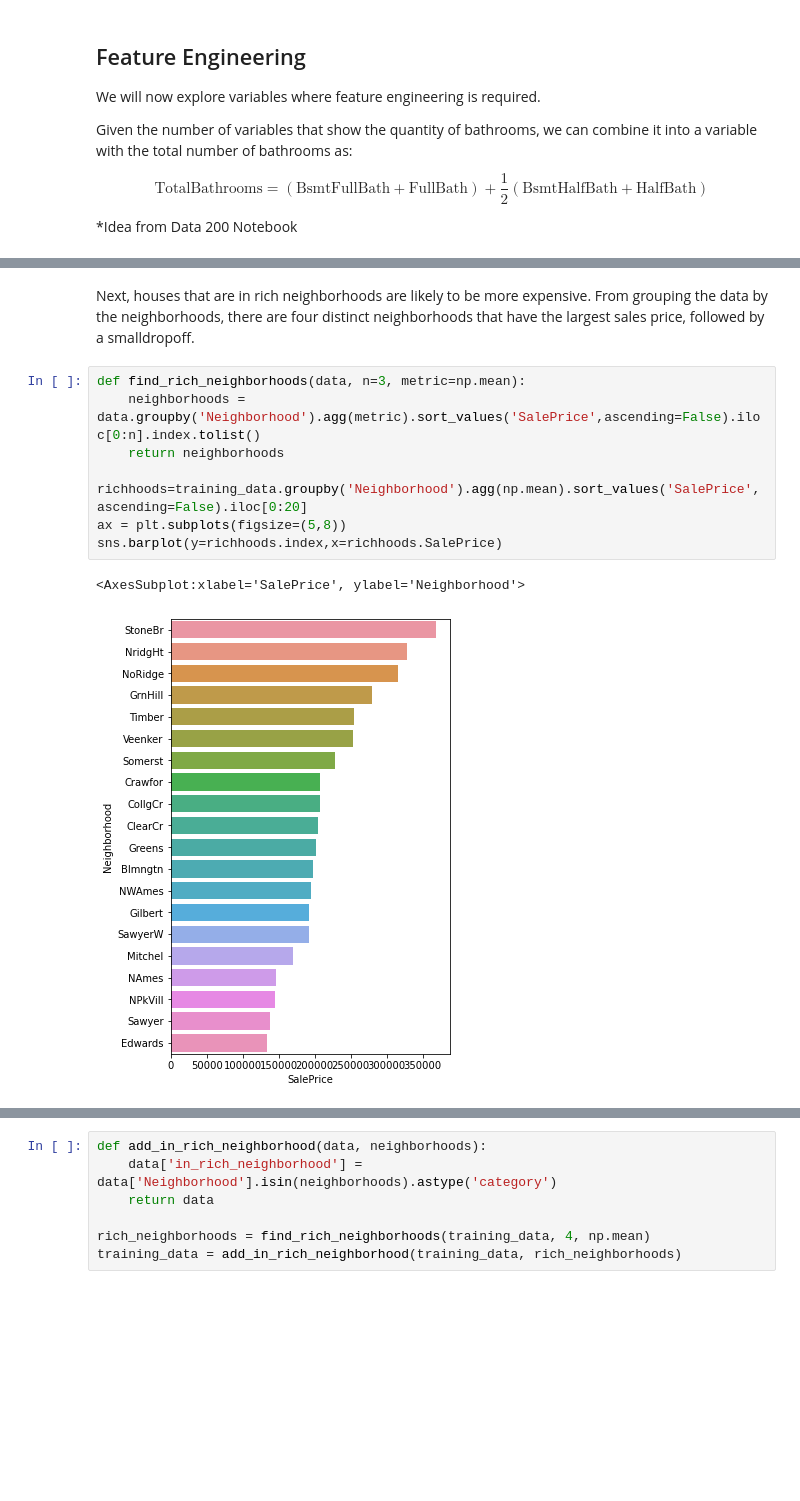
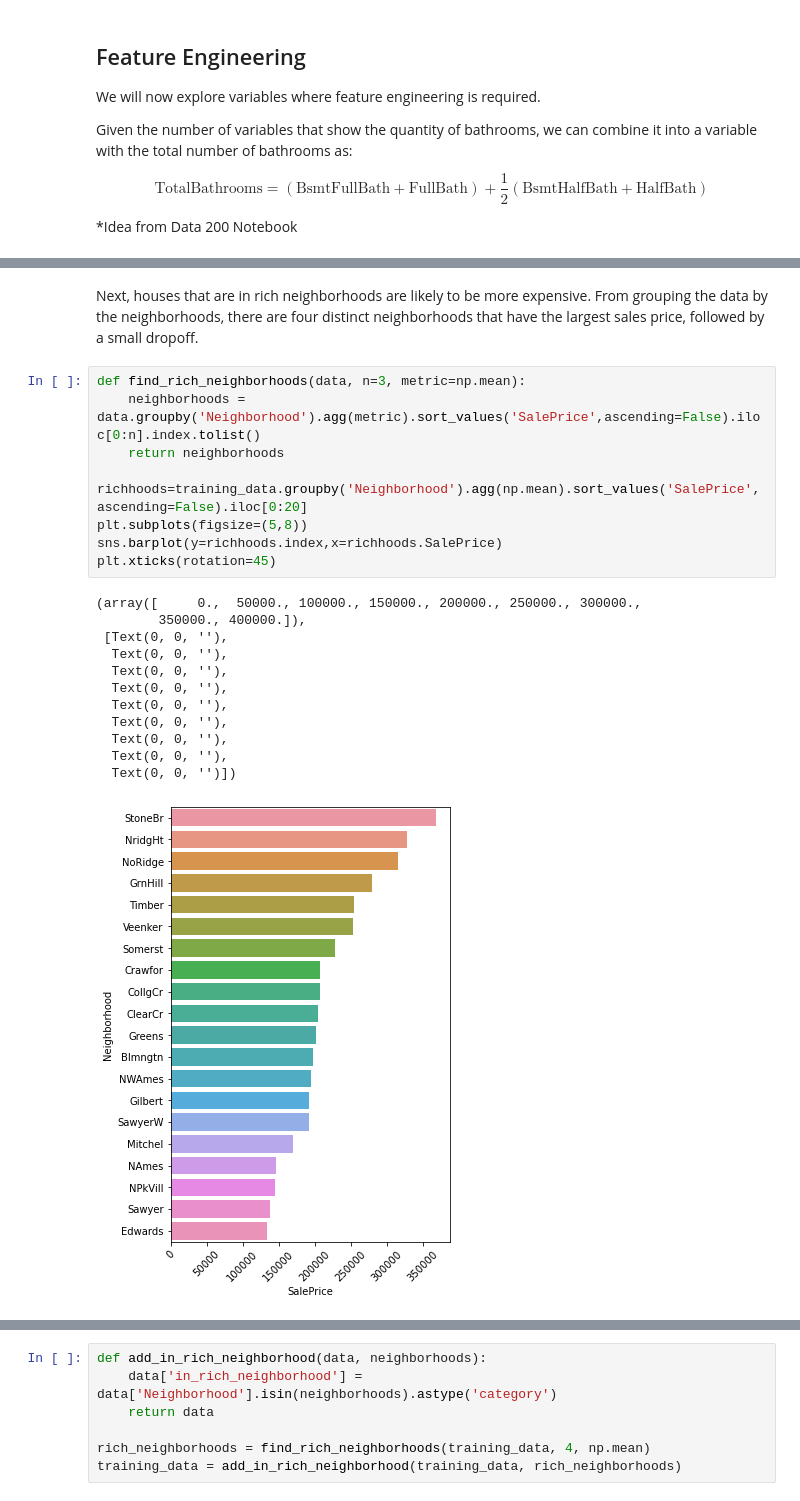
Before and after one commit to benchang123/Ames-Housing, a Jupyter notebook: Ames Housing Writeup.ipynb, the cells around one changed output, grey strips where cells are left out. Cells and saved outputs as stored; diff of their text form; blank space fills up the shorter version.

```diff
--- a/Ames Housing Writeup.ipynb
+++ b/Ames Housing Writeup.ipynb
@@ -158,14 +153,25 @@ sns.scatterplot(data=training_data_2,x='TotalBathrooms',y='SalePrice')
 # %% [markdown]
-Next, houses that are in rich neighborhoods are likely to be more expensive. From grouping the data by the neighborhoods, there are four distinct neighborhoods that have the largest sales price, followed by a smalldropoff.
+Next, houses that are in rich neighborhoods are likely to be more expensive. From grouping the data by the neighborhoods, there are four distinct neighborhoods that have the largest sales price, followed by a small dropoff.
 # %%
 def find_rich_neighborhoods(data, n=3, metric=np.mean):
     neighborhoods = data.groupby('Neighborhood').agg(metric).sort_values('SalePrice',ascending=False).iloc[0:n].index.tolist()
     return neighborhoods
 
 richhoods=training_data.groupby('Neighborhood').agg(np.mean).sort_values('SalePrice',ascending=False).iloc[0:20]
-ax = plt.subplots(figsize=(5,8))
+plt.subplots(figsize=(5,8))
 sns.barplot(y=richhoods.index,x=richhoods.SalePrice)
+plt.xticks(rotation=45)
 # %% [output]
-<AxesSubplot:xlabel='SalePrice', ylabel='Neighborhood'>
+(array([     0.,  50000., 100000., 150000., 200000., 250000., 300000.,
+        350000., 400000.]),
+ [Text(0, 0, ''),
+  Text(0, 0, ''),
+  Text(0, 0, ''),
+  Text(0, 0, ''),
+  Text(0, 0, ''),
+  Text(0, 0, ''),
+  Text(0, 0, ''),
+  Text(0, 0, ''),
+  Text(0, 0, '')])
-[figure, old version]
+[figure, new version]
 # %% [markdown]
```
Also changed, not shown: parts of 27 cells of this notebook, 1 other file.
